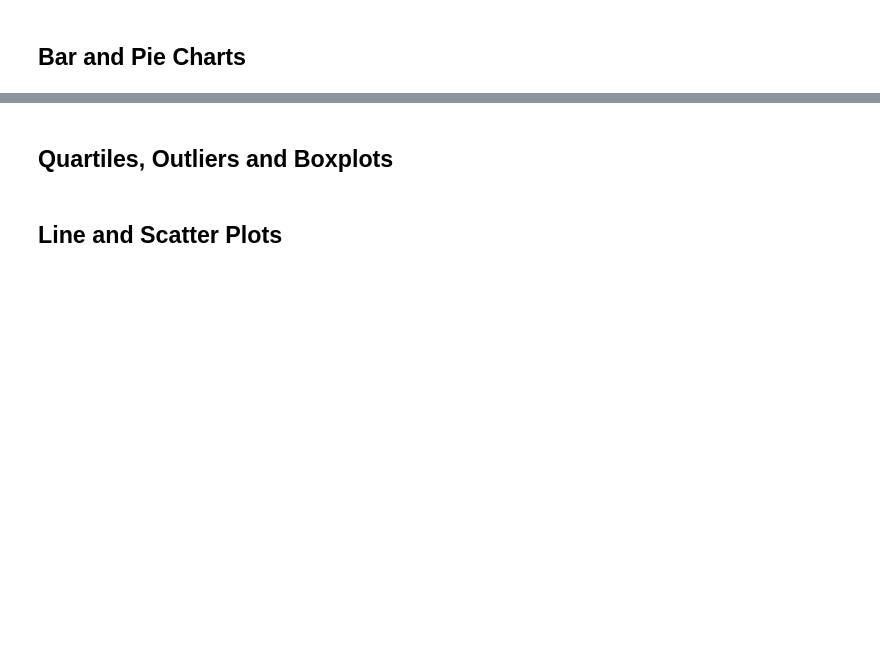
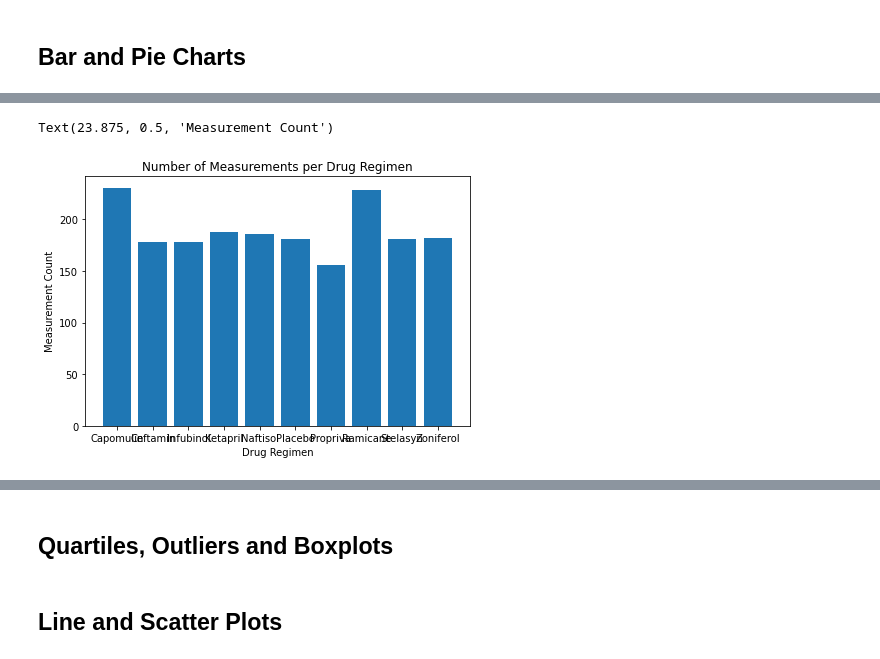
Before and after one commit to hsharma263/matplotlib-challenge, a Jupyter notebook: pymaceuticals_starter.ipynb, the cells around one changed output, grey strips where cells are left out. Saved outputs shown, nothing was run; the diff lists cells and outputs as text; code cells hidden in the pictures; blank space fills up the shorter version.

```diff
--- a/pymaceuticals_starter.ipynb
+++ b/pymaceuticals_starter.ipynb
@@ -143,2 +204,17 @@ Name: Tumor Volume (mm3), dtype: float64
 # %%
 # Generate a bar plot showing the total number of measurements taken on each drug regimen using pyplot.
+drugs = ["Capomulin","Ceftamin", "Infubinol",  "Ketapril", "Naftisol", "Placebo", "Propriva", "Ramicane", "Stelasyn",
+         "Zoniferol"]
+drug_count = [230.0, 178.0, 178.0, 188.0, 186.0, 181.0, 156.0, 228.0, 181.0, 182.0]
+# %%
+plt.bar(drugs, drug_count, align="center")
+plt.tight_layout()
+
+plt.title("Number of Measurements per Drug Regimen")
+plt.xlabel("Drug Regimen")
+plt.ylabel("Measurement Count")
+
+##Need to space this out better
+# %% [output]
+Text(23.875, 0.5, 'Measurement Count')
+[figure, added]
```
Also changed, not shown: parts of 8 cells of this notebook.
